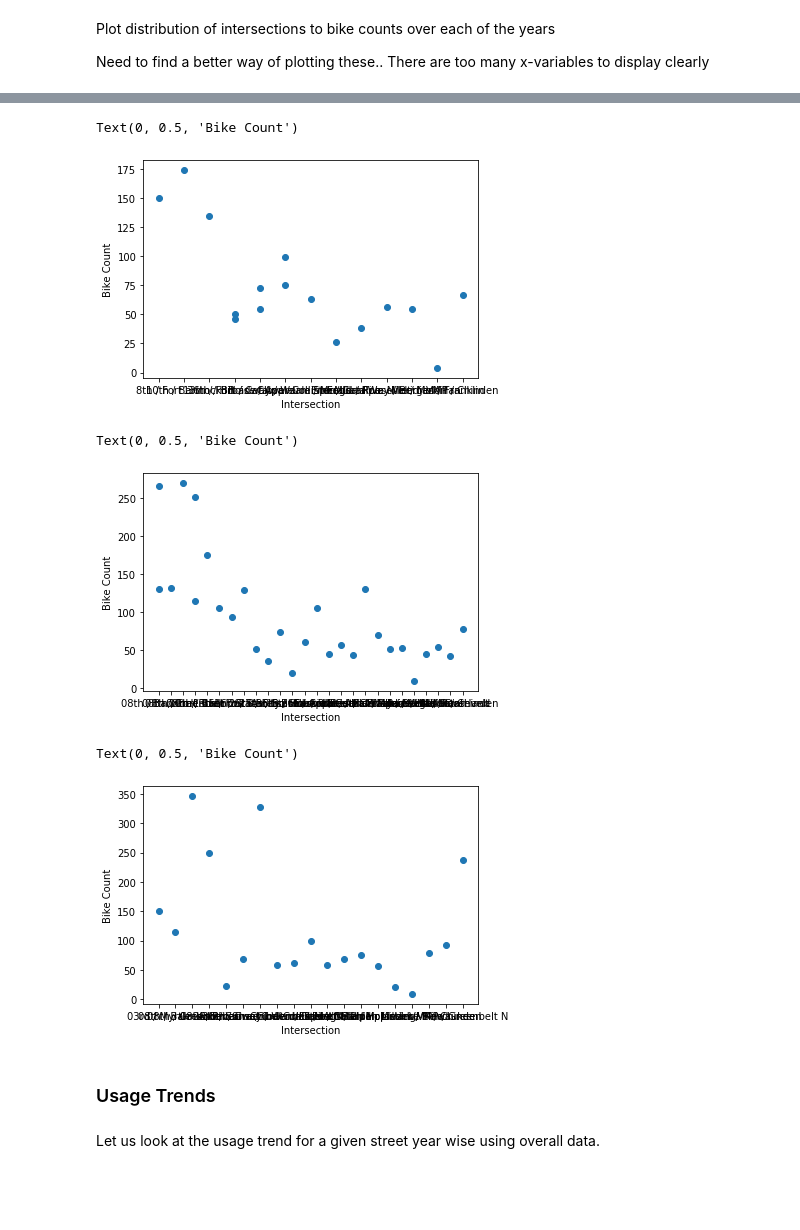
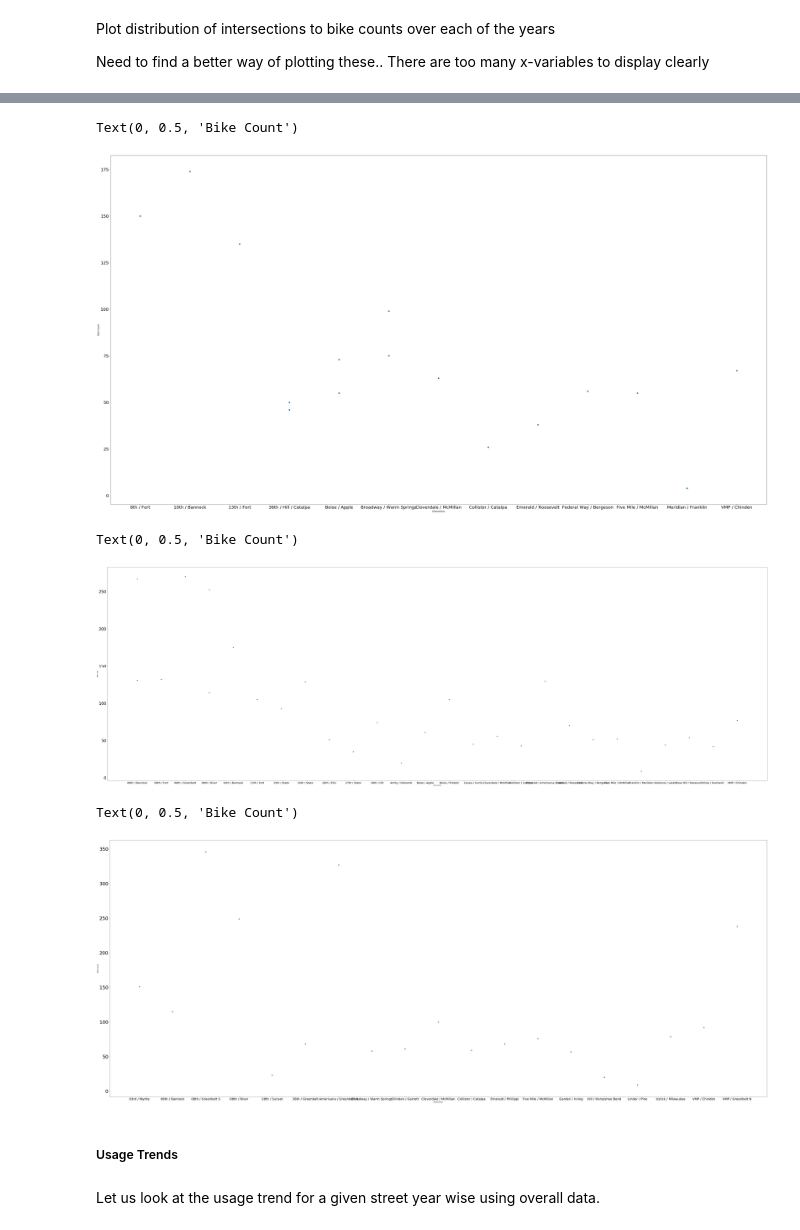
Before and after one commit to mikestefancic/TVCA, a Jupyter notebook: tvca-explore.ipynb, the cells around one changed output, grey strips where cells are left out. Cells and saved outputs as stored; diff of their text form; code cells hidden in the pictures; blank space fills up the shorter version.

```diff
--- a/tvca-explore.ipynb
+++ b/tvca-explore.ipynb
@@ -777,6 +777,8 @@ Plot distribution of intersections to bike counts over each of the years
 
 Need to find a better way of plotting these.. There are too many x-variables to display clearly
 # %%
+plt.rc('ytick', labelsize=30)
+plt.figure(figsize=(65,30))
 plt.scatter(data_2007_trimmed['Location'], data_2007_trimmed['Total'])
 plt.xlabel('Intersection')
 plt.ylabel('Bike Count')
@@ -786,26 +788,32 @@ Text(0, 0.5, 'Bike Count')
 # %%
+plt.rc('ytick', labelsize=20)
+plt.figure(figsize=(55,30))
 plt.scatter(data_2008_trimmed['Location'], data_2008_trimmed['Total'])
 plt.xlabel('Intersection')
 plt.ylabel('Bike Count')
 # %% [output]
 Text(0, 0.5, 'Bike Count')
-[figure, old version]
+[figure, new version]
 # %%
+plt.rc('ytick', labelsize=30)
+plt.figure(figsize=(90,30))
 plt.scatter(data_2010_trimmed['Location'], data_2010_trimmed['Total'])
 plt.xlabel('Intersection')
 plt.ylabel('Bike Count')
 # %% [output]
 Text(0, 0.5, 'Bike Count')
-[figure, old version]
+[figure, new version]
 # %%
+plt.rc('ytick', labelsize=30)
+plt.figure(figsize=(75,30))
 plt.scatter(data_2011_trimmed['Location'], data_2011_trimmed['Total'])
 plt.xlabel('Intersection')
 plt.ylabel('Bike Count')
 # %% [output]
 Text(0, 0.5, 'Bike Count')
-[figure, old version]
+[figure, new version]
 # %% [markdown]
-### Usage Trends
+##### Usage Trends
 # %% [markdown]
 Let us look at the usage trend for a given street year wise using overall data.
 # %%
```
Also changed, not shown: parts of 1 cell of this notebook.
